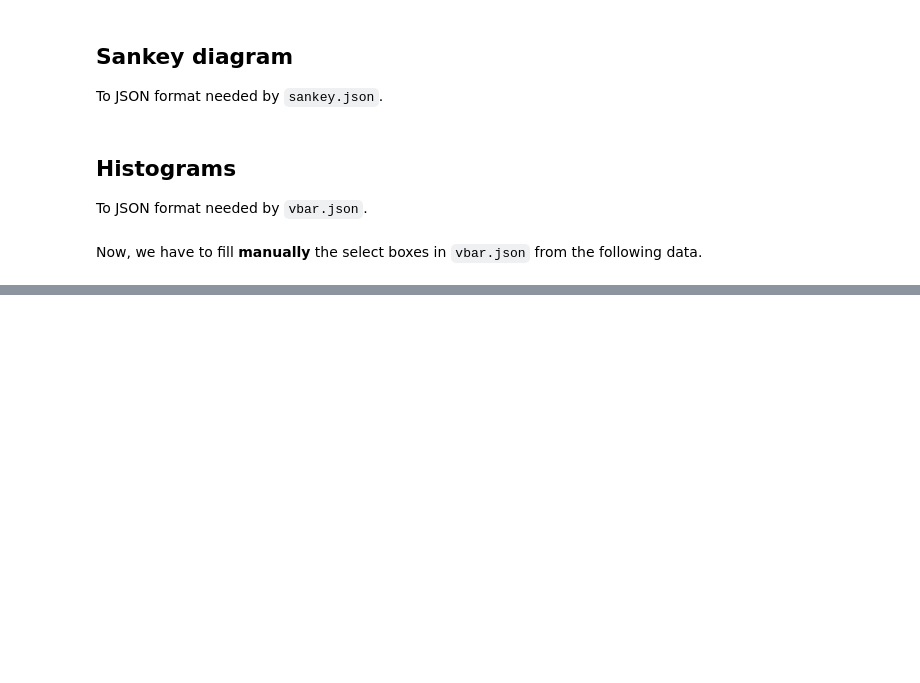
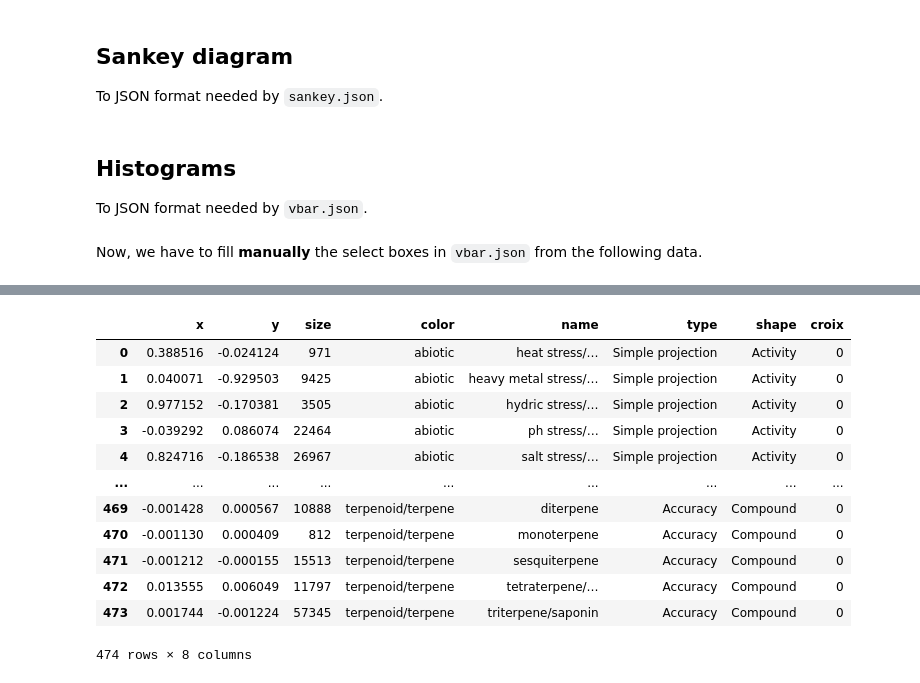
Before and after one commit to unc-informatique/pharmaco-chemistry-biblio, a Jupyter notebook: df_to_vega.ipynb, the cells around one changed output, grey strips where cells are left out. Saved outputs shown, nothing was run; the diff lists cells and outputs as text; code cells hidden in the pictures; blank space fills up the shorter version.

```diff
--- a/df_to_vega.ipynb
+++ b/df_to_vega.ipynb
@@ -125,0 +246,49 @@ options = json.dumps(list(dataset.index.get_level_values(1)))
+# %%
+
+
+data_select = [metric.label if metric.label else metric.__name__ for metric in m.metrics]
+for metric_name in data_select:
+    ca.fit(score_df[metric_name])
+    current_metrix = ca.contributions(K=2)["Coords (princ.)"]
+
+    index = list(current_metrix.index)
+    # index is a list of tuples get the first element and the second one in 2 different lists
+    color = [i[0] for i in index]
+    name = [i[1] for i in index]
+    x = list(current_metrix[1])
+    y = list(current_metrix[2])
+
+    if metric_name == "accuracy_metric":
+        x = [element * 100 for element in x]
+        y = [element * 100 for element in y]
+
+    source = {
+        "x": source["x"] + x,
+        "y": source["y"] + y,
+        "size": source["size"] + size,
+        "color": source["color"] + color,
+        "name": source["name"] + name,
+        "type": source["type"] + [metric_name] * len(current_metrix[1]),
+        "shape": source["shape"] + shape,
+        "croix": 0,
+    }
+# %%
+source_df = pd.DataFrame(source)
+display(source_df)
+
+MARK_DATA = Path("vizu/data/mark_data.json")
+source_df.to_json(MARK_DATA, orient="records", force_ascii=False, indent=2)
+# %% [output]
+|  | x | y | size | color | name | type | shape | croix |
+| 0 | 0.388516 | -0.024124 | 971 | abiotic | heat stress/… | Simple projection | Activity | 0 |
+| 1 | 0.040071 | -0.929503 | 9425 | abiotic | heavy metal stress/… | Simple projection | Activity | 0 |
+| 2 | 0.977152 | -0.170381 | 3505 | abiotic | hydric stress/… | Simple projection | Activity | 0 |
+| 3 | -0.039292 | 0.086074 | 22464 | abiotic | ph stress/… | Simple projection | Activity | 0 |
+| 4 | 0.824716 | -0.186538 | 26967 | abiotic | salt stress/… | Simple projection | Activity | 0 |
+| ... | ... | ... | ... | ... | ... | ... | ... | ... |
+| 469 | -0.001428 | 0.000567 | 10888 | terpenoid/terpene | diterpene | Accuracy | Compound | 0 |
+| 470 | -0.001130 | 0.000409 | 812 | terpenoid/terpene | monoterpene | Accuracy | Compound | 0 |
+| 471 | -0.001212 | -0.000155 | 15513 | terpenoid/terpene | sesquiterpene | Accuracy | Compound | 0 |
+| 472 | 0.013555 | 0.006049 | 11797 | terpenoid/terpene | tetraterpene/… | Accuracy | Compound | 0 |
+| 473 | 0.001744 | -0.001224 | 57345 | terpenoid/terpene | triterpene/saponin | Accuracy | Compound | 0 |
+474 rows × 8 columns
```
Also changed, not shown: parts of 13 cells of this notebook, 23 other files.
